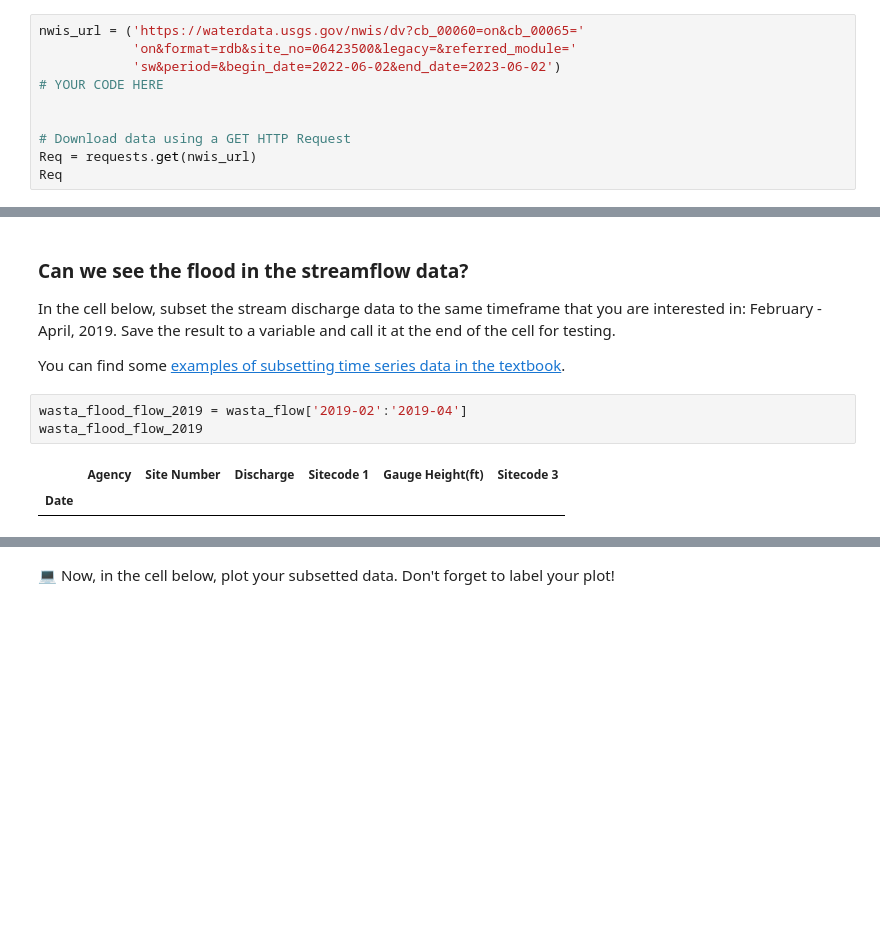
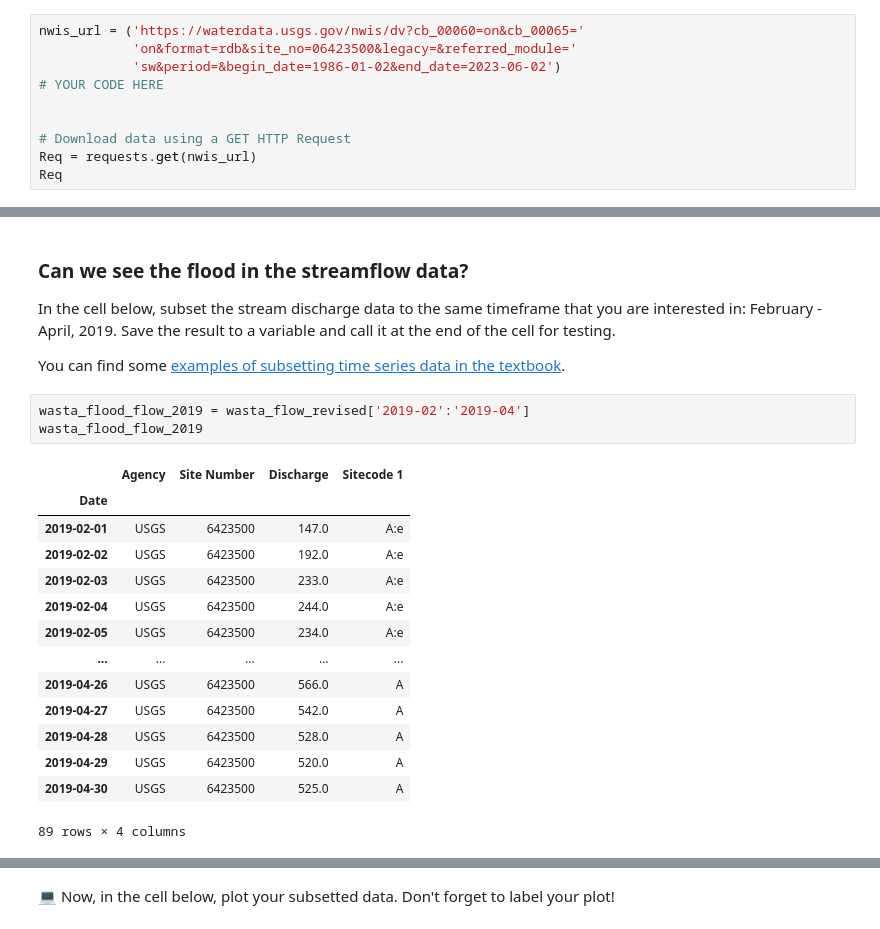
Before and after one commit to Doobernicus/time-series-data-Doobernicus, a Jupyter notebook: stars-02-time-series.ipynb, the cells around one changed output, grey strips where cells are left out. Saved outputs shown, nothing was run; the diff lists cells and outputs as text; blank space fills up the shorter version.

```diff
--- a/stars-02-time-series.ipynb
+++ b/stars-02-time-series.ipynb
@@ -224,7 +224,7 @@ In the cell below complete the following task:
 # %%
 nwis_url = ('https://waterdata.usgs.gov/nwis/dv?cb_00060=on&cb_00065='
             'on&format=rdb&site_no=06423500&legacy=&referred_module='
-            'sw&period=&begin_date=2022-06-02&end_date=2023-06-02')
+            'sw&period=&begin_date=1986-01-02&end_date=2023-06-02')
 # YOUR CODE HERE
 
 
@@ -501,11 +501,23 @@ In the cell below, subset the stream discharge data to the same timeframe that y
 
 You can find some [examples of subsetting time series data in the textbook](https://www.earthdatascience.org/courses/use-data-open-source-python/use-time-series-data-in-python/date-time-types-in-pandas-python/subset-time-series-data-python/).
 # %%
-wasta_flood_flow_2019 = wasta_flow['2019-02':'2019-04']
+wasta_flood_flow_2019 = wasta_flow_revised['2019-02':'2019-04']
 wasta_flood_flow_2019
 # %% [output]
-|  | Agency | Site Number | Discharge | Sitecode 1 | Gauge Height(ft) | Sitecode 3 |
-| Date |  |  |  |  |  |  |
+|  | Agency | Site Number | Discharge | Sitecode 1 |
+| Date |  |  |  |  |
+| 2019-02-01 | USGS | 6423500 | 147.0 | A:e |
+| 2019-02-02 | USGS | 6423500 | 192.0 | A:e |
+| 2019-02-03 | USGS | 6423500 | 233.0 | A:e |
+| 2019-02-04 | USGS | 6423500 | 244.0 | A:e |
+| 2019-02-05 | USGS | 6423500 | 234.0 | A:e |
+| ... | ... | ... | ... | ... |
+| 2019-04-26 | USGS | 6423500 | 566.0 | A |
+| 2019-04-27 | USGS | 6423500 | 542.0 | A |
+| 2019-04-28 | USGS | 6423500 | 528.0 | A |
+| 2019-04-29 | USGS | 6423500 | 520.0 | A |
+| 2019-04-30 | USGS | 6423500 | 525.0 | A |
+89 rows × 4 columns
 # %%
 ans_subset = _
 subset_points = 0
```
Also changed, not shown: parts of 15 cells of this notebook.
